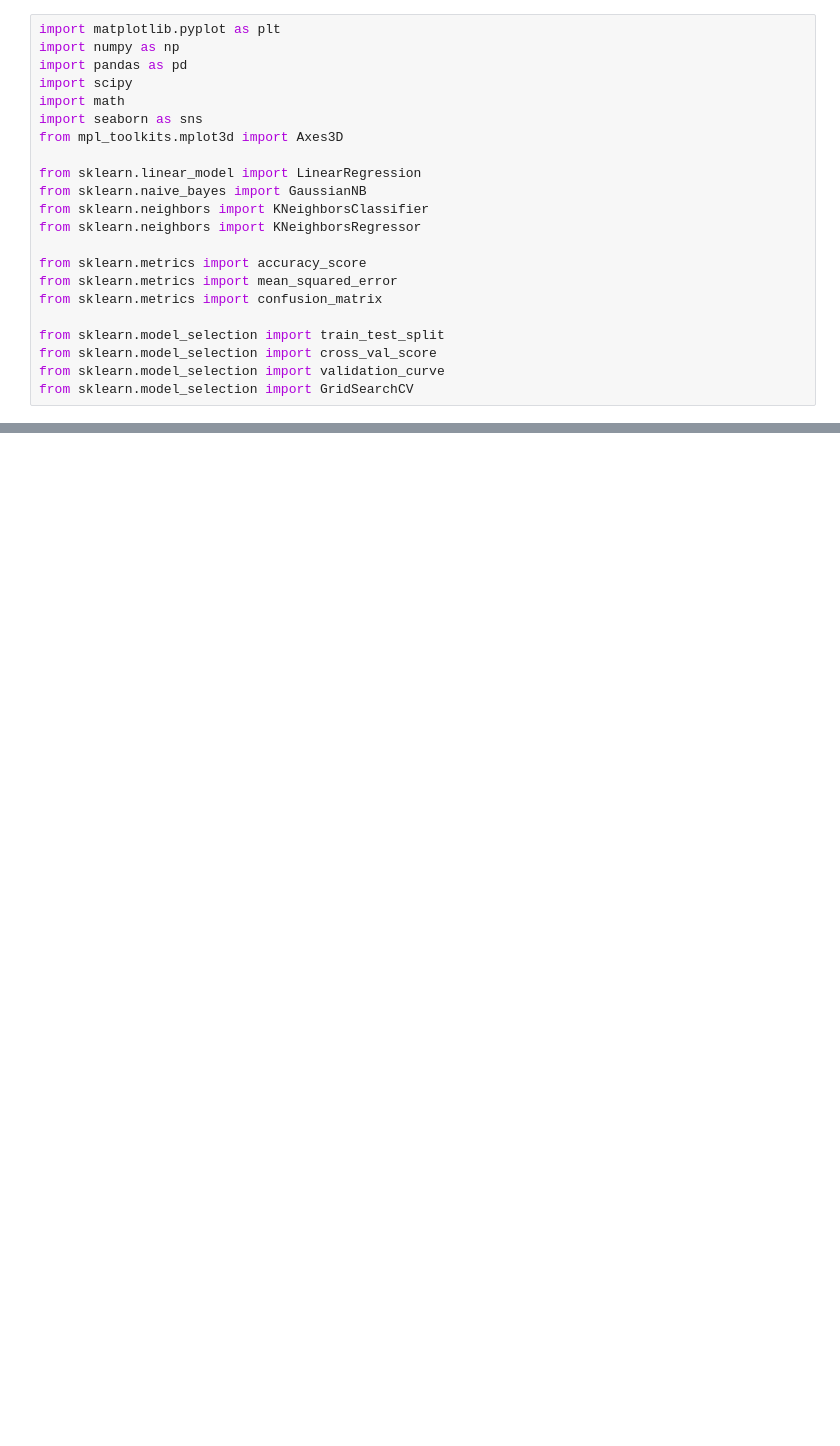
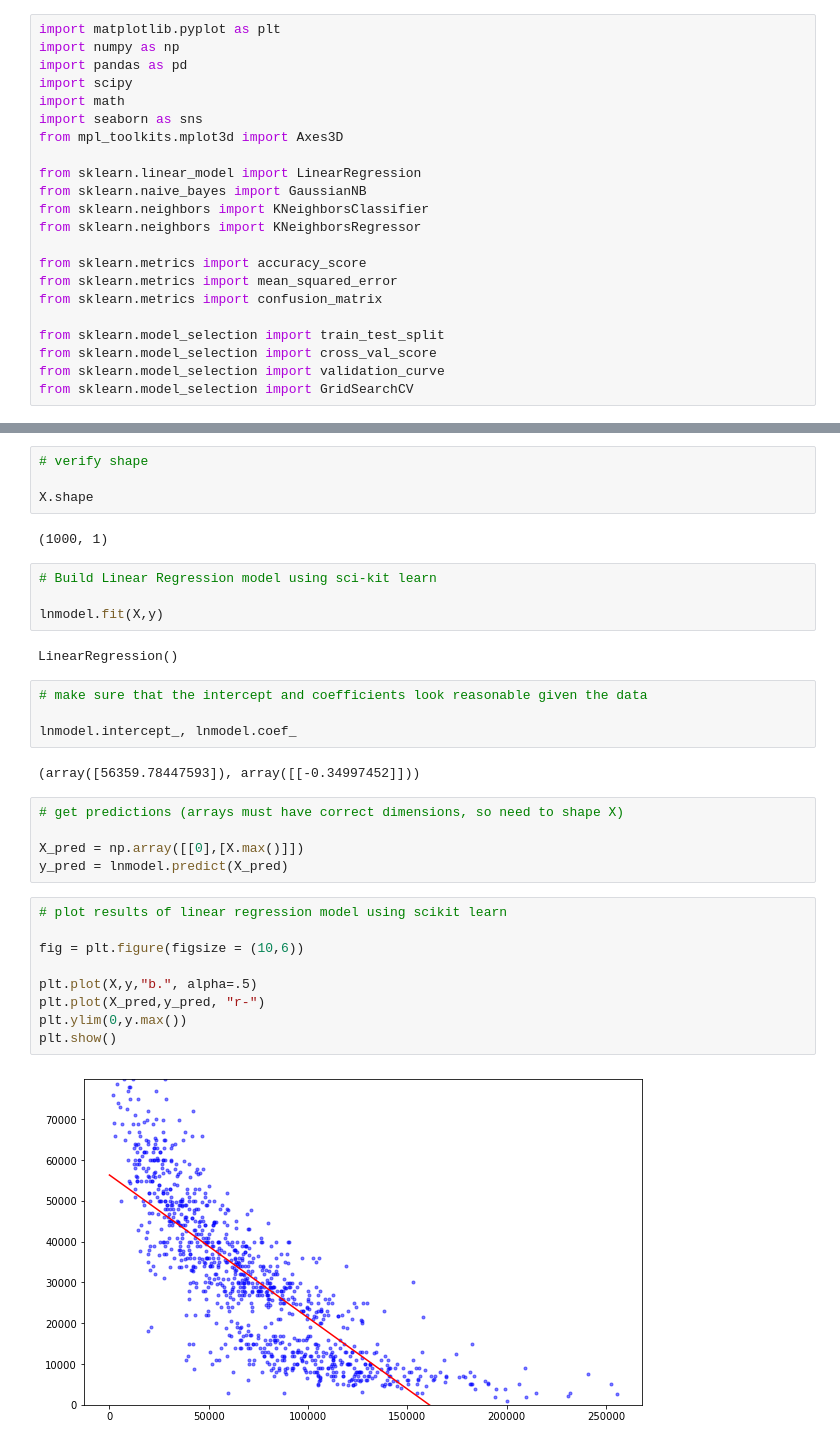
Before and after one commit to tkashdat/STP494, a Jupyter notebook: notebooks/kNNcars.ipynb, the cells around one changed output, grey strips where cells are left out. Saved outputs shown, nothing was run; the diff lists cells and outputs as text; blank space fills up the shorter version.

```diff
--- a/notebooks/kNNcars.ipynb
+++ b/notebooks/kNNcars.ipynb
@@ -144,0 +92,34 @@ fig.tight_layout()
+# %%
+# verify shape
+
+X.shape
+# %% [output]
+(1000, 1)
+# %%
+# Build Linear Regression model using sci-kit learn
+
+lnmodel.fit(X,y)
+# %% [output]
+LinearRegression()
+# %%
+# make sure that the intercept and coefficients look reasonable given the data
+
+lnmodel.intercept_, lnmodel.coef_
+# %% [output]
+(array([56359.78447593]), array([[-0.34997452]]))
+# %%
+# get predictions (arrays must have correct dimensions, so need to shape X)
+
+X_pred = np.array([[0],[X.max()]])
+y_pred = lnmodel.predict(X_pred)
+# %%
+# plot results of linear regression model using scikit learn
+
+fig = plt.figure(figsize = (10,6))
+
+plt.plot(X,y,"b.", alpha=.5)
+plt.plot(X_pred,y_pred, "r-")
+plt.ylim(0,y.max())
+plt.show()
+# %% [output]
+[figure, added]
```
Also changed, not shown: parts of 42 cells of this notebook, 1 other file.
